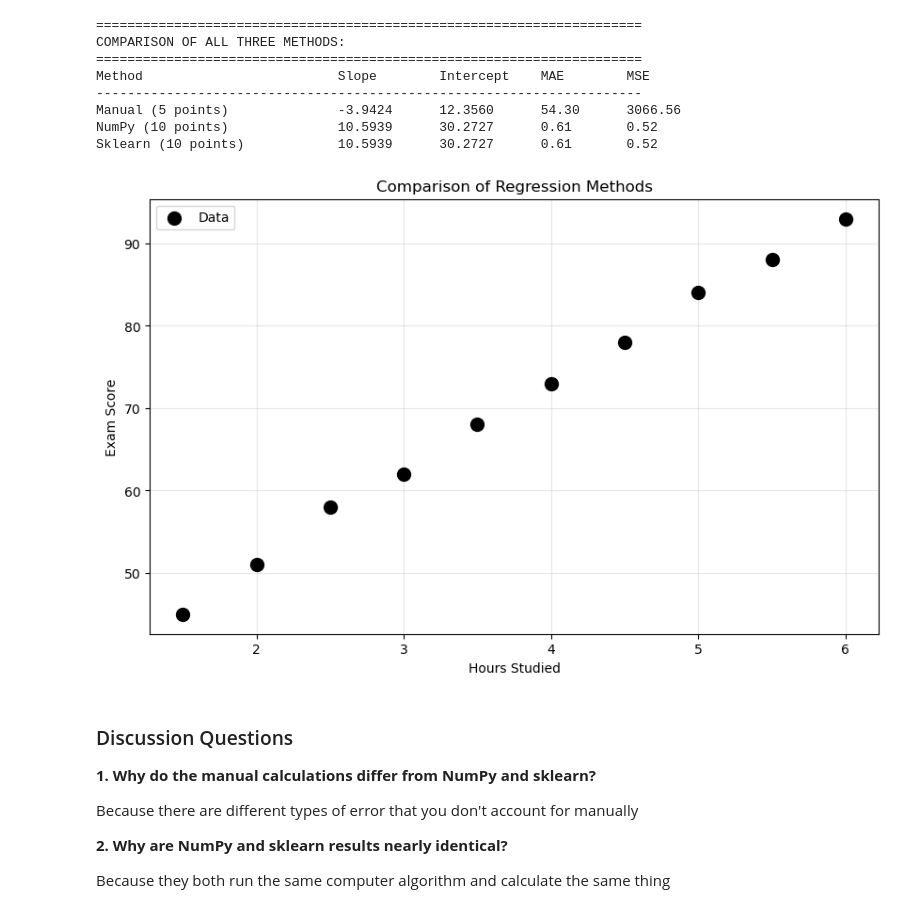
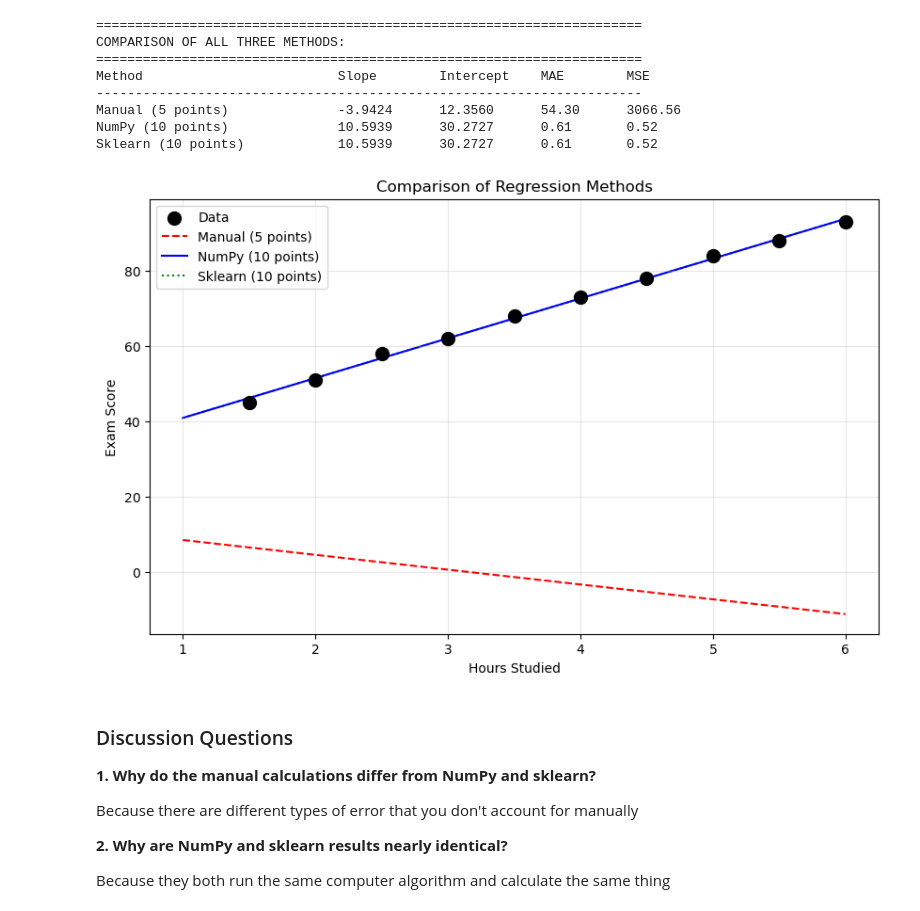
Before and after one commit to serge-hayrapetyan/bwsi-comp-problem-solving, a Jupyter notebook: mod5_supervised_learning/3_more_regression.ipynb, the cells around one changed output. Saved outputs shown, nothing was run; the diff lists cells and outputs as text; code cells hidden in the pictures.

```diff
--- a/mod5_supervised_learning/3_more_regression.ipynb
+++ b/mod5_supervised_learning/3_more_regression.ipynb
@@ -269,22 +269,26 @@ Sklearn (10 points)            10.5939      30.2727      0.61       0.52
 # %%
 # TODO: Plot all three regression lines
 plt.figure(figsize=(10, 6))
 plt.scatter(df['Hours_Studied'], df['Exam_Score'], color='black', s=100, label='Data', zorder=3)
 
 # TODO: Create x range for plotting
 x_range = np.linspace(1, 6, 100)
 
+
 # TODO: Plot each regression line with different styles
 # Hint: Use different linestyles: '--', '-', ':'
+plt.plot(x_range, m_manual * x_range + b_manual, color='red', linestyle='--', label='Manual (5 points)', zorder=2)
+plt.plot(x_range, m_numpy * x_range + b_numpy, color='blue', linestyle='-', label='NumPy (10 points)', zorder=1)
+plt.plot(x_range, m_sklearn * x_range + b_sklearn, color='green', linestyle=':', label='Sklearn (10 points)', zorder=0)
 
 plt.xlabel('Hours Studied')
 plt.ylabel('Exam Score')
 plt.title('Comparison of Regression Methods')
 plt.legend()
 plt.grid(True, alpha=0.3)
 plt.show()
 # %% [output]
-[figure, old version]
+[figure, new version]
 # %% [markdown]
  ### Discussion Questions
 
```
Also changed, not shown: parts of 5 cells of this notebook, 3 other files.
